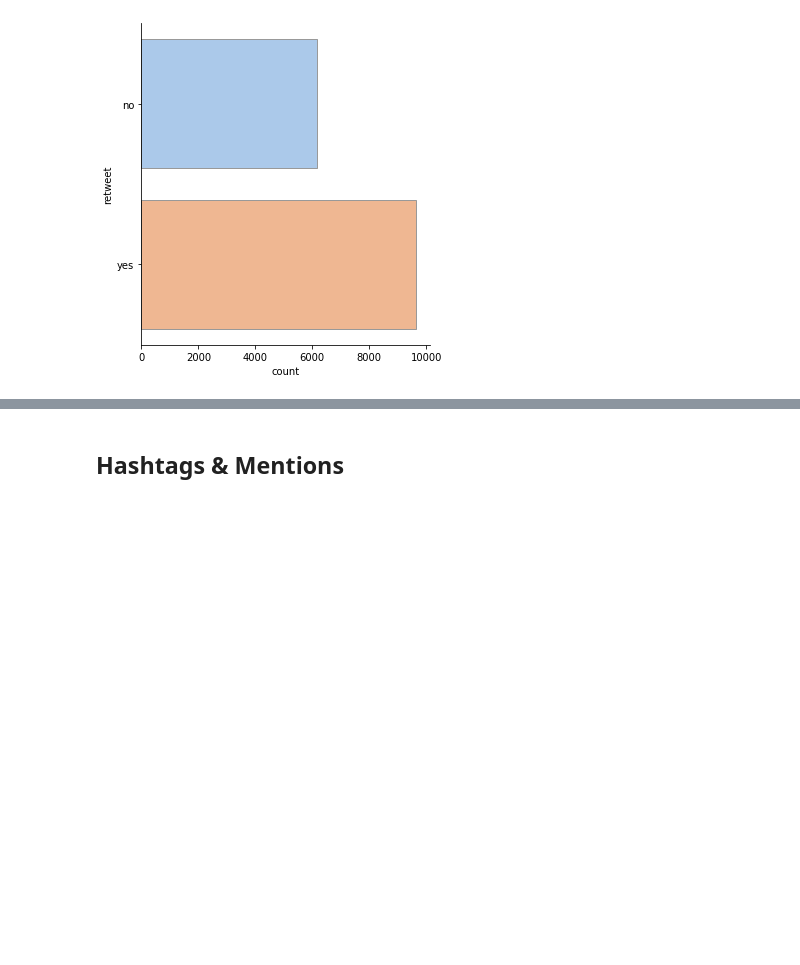
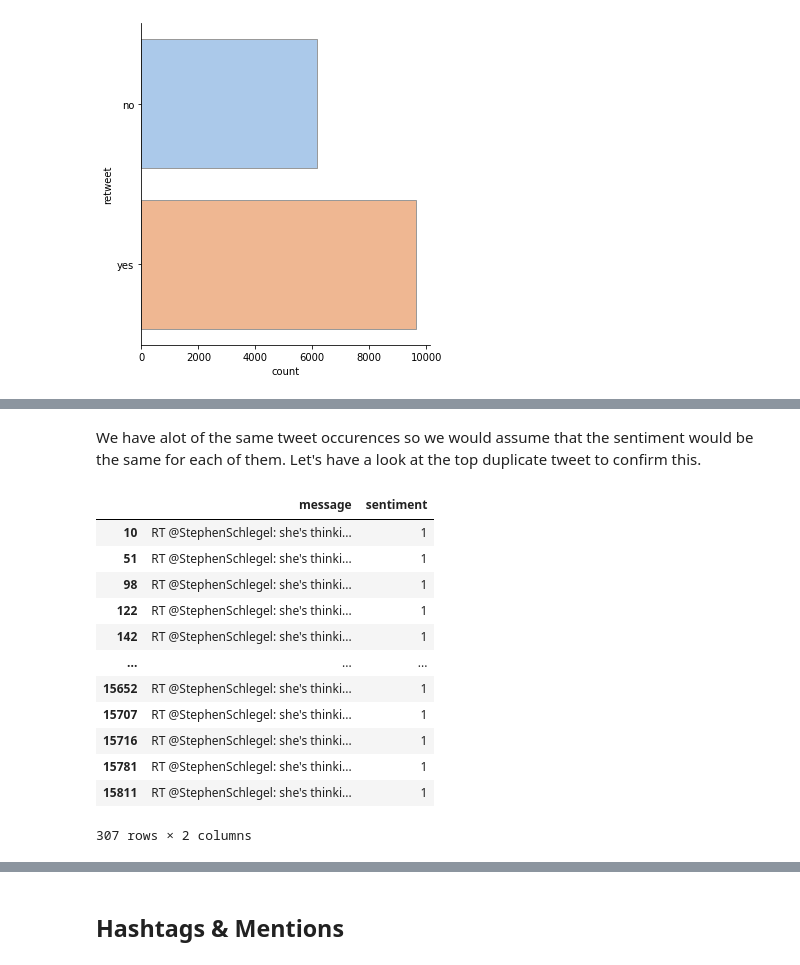
Before and after one commit to jonnybegreat/Climate-Change-Sentiment-Analysis, a Jupyter notebook: Jonny_EDA_2.ipynb, the cells around one changed output, grey strips where cells are left out. Cells and saved outputs as stored; diff of their text form; code cells hidden in the pictures; blank space fills up the shorter version.

```diff
--- a/Jonny_EDA_2.ipynb
+++ b/Jonny_EDA_2.ipynb
@@ -161,0 +178,19 @@ Almost two-thirds of these tweets are Retweets! This means that there might be a
+# %% [markdown]
+We have alot of the same tweet occurences so we would assume that the sentiment would be the same for each of them. Let's have a look at the top duplicate tweet to confirm this.
+# %%
+df_most_duplicated_tweet = pd.DataFrame(df_with_metadata[df_with_metadata['message'] == "RT @StephenSchlegel: she's thinking about how she's going to die because your husband doesn't believe in climate change https://t.co/SjoFoNÃ¢â‚¬Â¦"])
+df_most_duplicated_tweet[['message','sentiment']]
+# %% [output]
+|  | message | sentiment |
+| 10 | RT @StephenSchlegel: she's thinki... | 1 |
+| 51 | RT @StephenSchlegel: she's thinki... | 1 |
+| 98 | RT @StephenSchlegel: she's thinki... | 1 |
+| 122 | RT @StephenSchlegel: she's thinki... | 1 |
+| 142 | RT @StephenSchlegel: she's thinki... | 1 |
+| ... | ... | ... |
+| 15652 | RT @StephenSchlegel: she's thinki... | 1 |
+| 15707 | RT @StephenSchlegel: she's thinki... | 1 |
+| 15716 | RT @StephenSchlegel: she's thinki... | 1 |
+| 15781 | RT @StephenSchlegel: she's thinki... | 1 |
+| 15811 | RT @StephenSchlegel: she's thinki... | 1 |
+307 rows × 2 columns
```
Also changed, not shown: parts of 14 cells of this notebook.
